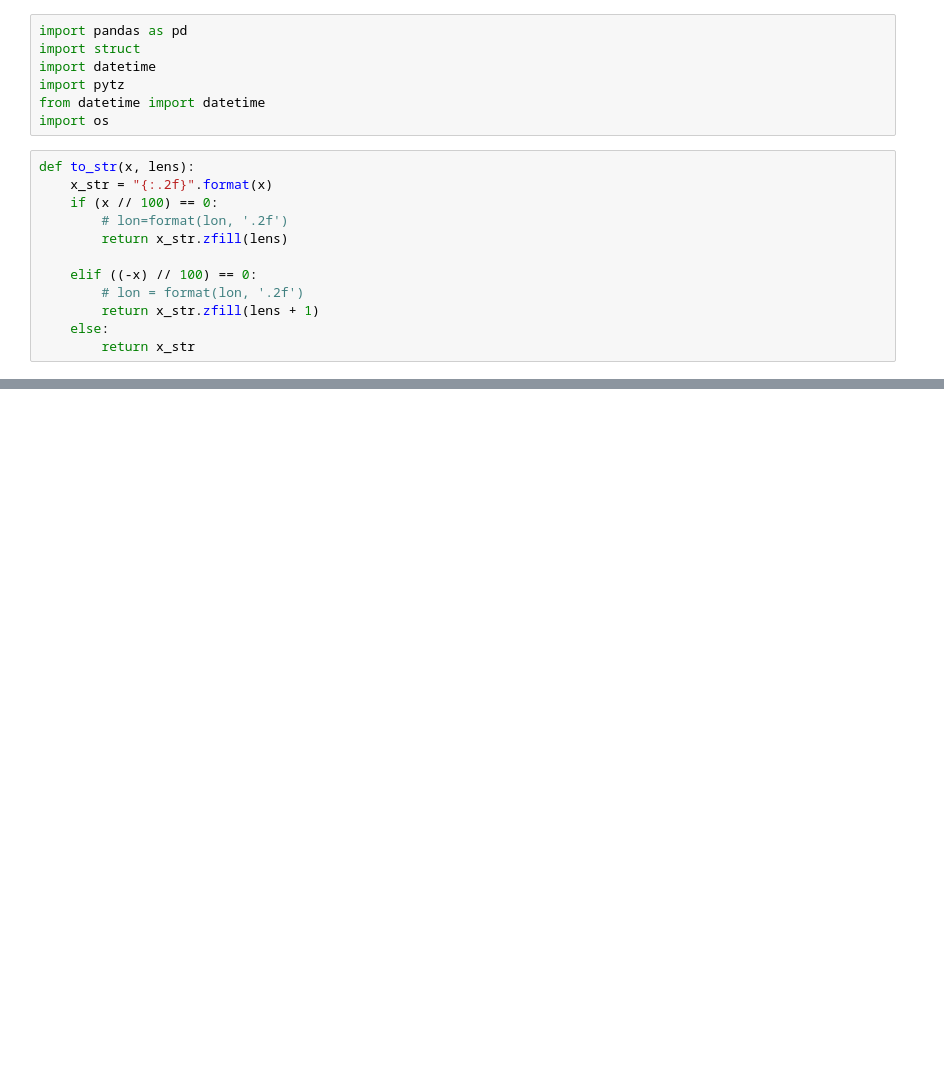
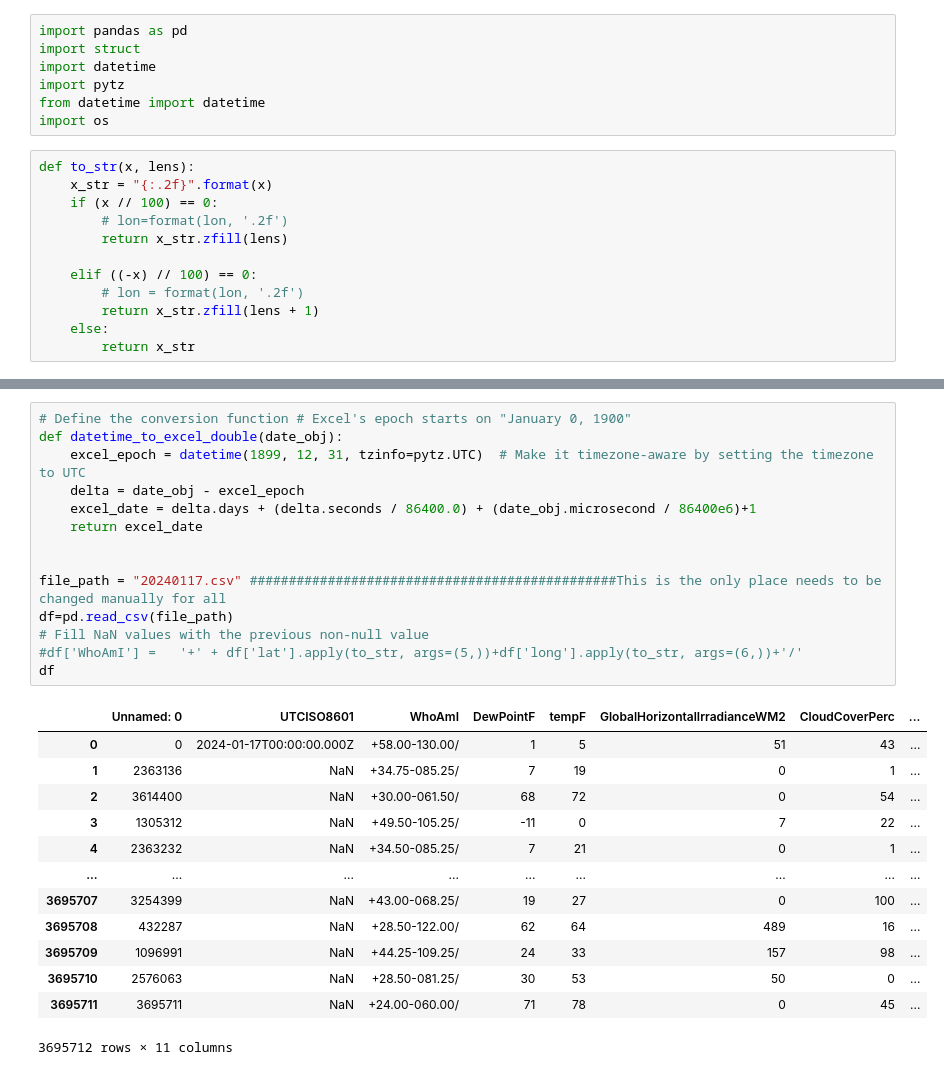
Before and after one commit to fsafdarian/PWW_format, a Jupyter notebook: CSV_to_PWW_SingleRun.ipynb, the cells around one changed output, grey strips where cells are left out. Drawn from its saved outputs; the diff is of its cells as text; blank space fills up the shorter version.

```diff
--- a/CSV_to_PWW_SingleRun.ipynb
+++ b/CSV_to_PWW_SingleRun.ipynb
@@ -46,2 +46,30 @@ df_station
 38497 rows × 9 columns
+# %%
+# Define the conversion function # Excel's epoch starts on "January 0, 1900"
+def datetime_to_excel_double(date_obj):
+    excel_epoch = datetime(1899, 12, 31, tzinfo=pytz.UTC)  # Make it timezone-aware by setting the timezone to UTC
+    delta = date_obj - excel_epoch
+    excel_date = delta.days + (delta.seconds / 86400.0) + (date_obj.microsecond / 86400e6)+1
+    return excel_date
+
+
+file_path = "20240117.csv" ###############################################This is the only place needs to be changed manually for all
+df=pd.read_csv(file_path)
+# Fill NaN values with the previous non-null value
+#df['WhoAmI'] =   '+' + df['lat'].apply(to_str, args=(5,))+df['long'].apply(to_str, args=(6,))+'/'
+df
+# %% [output]
+|  | Unnamed: 0 | UTCISO8601 | WhoAmI | DewPointF | tempF | GlobalHorizontalIrradianceWM2 | CloudCoverPerc | ... |
+| 0 | 0 | 2024-01-17T00:00:00.000Z | +58.00-130.00/ | 1 | 5 | 51 | 43 | ... |
+| 1 | 2363136 | NaN | +34.75-085.25/ | 7 | 19 | 0 | 1 | ... |
+| 2 | 3614400 | NaN | +30.00-061.50/ | 68 | 72 | 0 | 54 | ... |
+| 3 | 1305312 | NaN | +49.50-105.25/ | -11 | 0 | 7 | 22 | ... |
+| 4 | 2363232 | NaN | +34.50-085.25/ | 7 | 21 | 0 | 1 | ... |
+| ... | ... | ... | ... | ... | ... | ... | ... | ... |
+| 3695707 | 3254399 | NaN | +43.00-068.25/ | 19 | 27 | 0 | 100 | ... |
+| 3695708 | 432287 | NaN | +28.50-122.00/ | 62 | 64 | 489 | 16 | ... |
+| 3695709 | 1096991 | NaN | +44.25-109.25/ | 24 | 33 | 157 | 98 | ... |
+| 3695710 | 2576063 | NaN | +28.50-081.25/ | 30 | 53 | 50 | 0 | ... |
+| 3695711 | 3695711 | NaN | +24.00-060.00/ | 71 | 78 | 0 | 45 | ... |
+3695712 rows × 11 columns
 # %%
```
Also changed, not shown: parts of 5 cells of this notebook.
